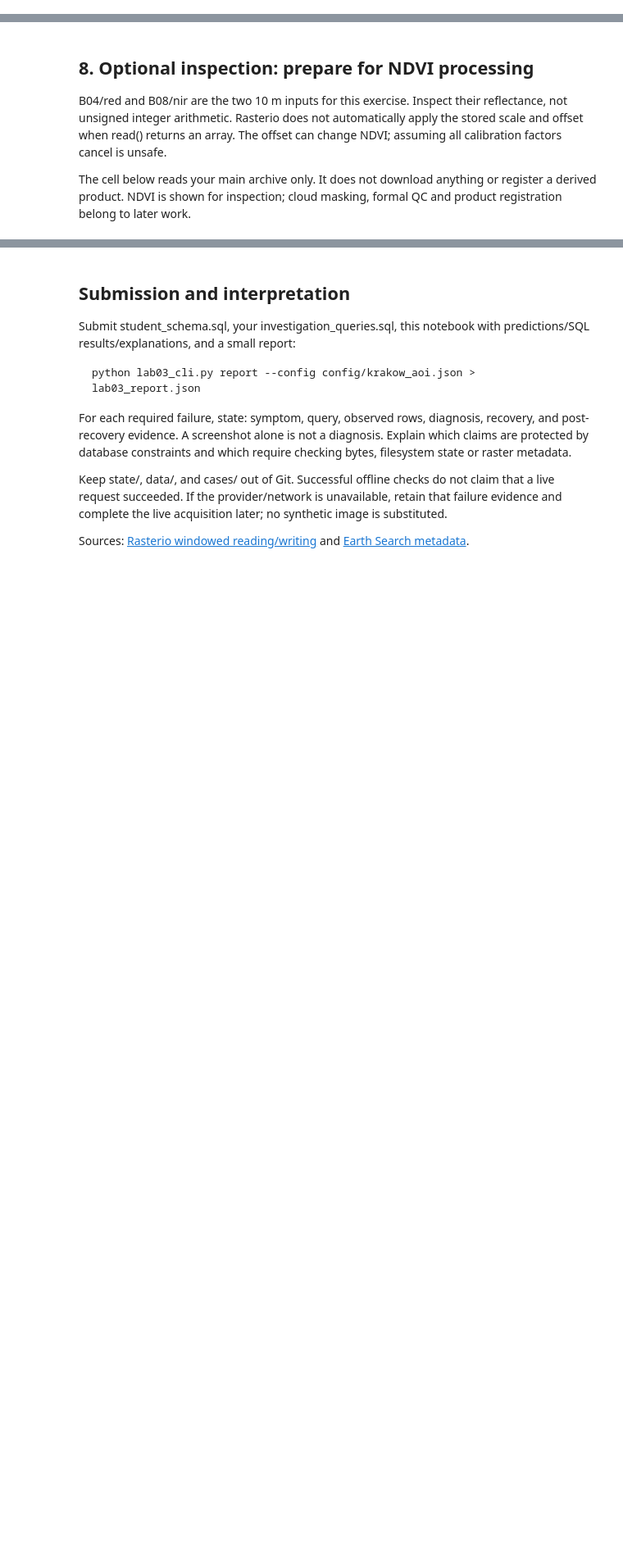
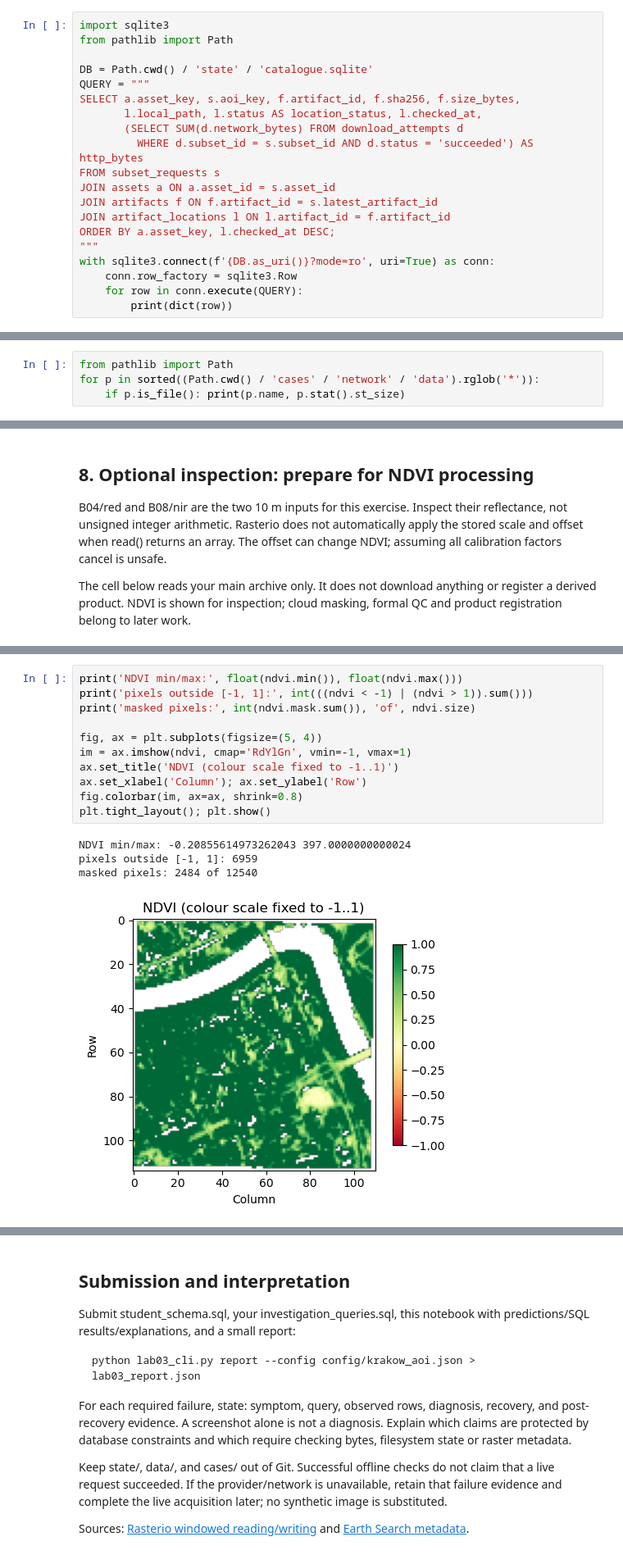
Before and after one commit to mzawadzki35/Automated_Workflows, a Jupyter notebook: Labs/Lab03/Lab03_AOI_Bands_v1_20261015.ipynb, the cells around one changed output, grey strips where cells are left out. Shown at 82% size. Cells and saved outputs as stored; diff of their text form; blank space fills up the shorter version.

```diff
--- a/Labs/Lab03/Lab03_AOI_Bands_v1_20261015.ipynb
+++ b/Labs/Lab03/Lab03_AOI_Bands_v1_20261015.ipynb
@@ -156,3 +239,23 @@ ORDER BY d.started_at, d.attempt_id;
 Write your own query to show the saved paths, file hashes and latest location
 states. Compare HTTP bytes with file sizes. Do not sum bytes after joining a
 one-to-many location table unless you account for the duplicated attempt rows.
+# %%
+import sqlite3
+from pathlib import Path
+
+DB = Path.cwd() / 'state' / 'catalogue.sqlite'
+QUERY = """
+SELECT a.asset_key, s.aoi_key, f.artifact_id, f.sha256, f.size_bytes,
+       l.local_path, l.status AS location_status, l.checked_at,
+       (SELECT SUM(d.network_bytes) FROM download_attempts d
+         WHERE d.subset_id = s.subset_id AND d.status = 'succeeded') AS http_bytes
+FROM subset_requests s
+JOIN assets a ON a.asset_id = s.asset_id
+JOIN artifacts f ON f.artifact_id = s.latest_artifact_id
+JOIN artifact_locations l ON l.artifact_id = f.artifact_id
+ORDER BY a.asset_key, l.checked_at DESC;
+"""
+with sqlite3.connect(f'{DB.as_uri()}?mode=ro', uri=True) as conn:
+    conn.row_factory = sqlite3.Row
+    for row in conn.execute(QUERY):
+        print(dict(row))
@@ -202,0 +418,4 @@ run, band, attempt status, stage and artifact identity.
+# %%
+from pathlib import Path
+for p in sorted((Path.cwd() / 'cases' / 'network' / 'data').rglob('*')):
+    if p.is_file(): print(p.name, p.stat().st_size)
@@ -304,0 +846,16 @@ else:
+# %%
+print('NDVI min/max:', float(ndvi.min()), float(ndvi.max()))
+print('pixels outside [-1, 1]:', int(((ndvi < -1) | (ndvi > 1)).sum()))
+print('masked pixels:', int(ndvi.mask.sum()), 'of', ndvi.size)
+
+fig, ax = plt.subplots(figsize=(5, 4))
+im = ax.imshow(ndvi, cmap='RdYlGn', vmin=-1, vmax=1)
+ax.set_title('NDVI (colour scale fixed to -1..1)')
+ax.set_xlabel('Column'); ax.set_ylabel('Row')
+fig.colorbar(im, ax=ax, shrink=0.8)
+plt.tight_layout(); plt.show()
+# %% [output]
+NDVI min/max: -0.20855614973262043 397.0000000000024
+pixels outside [-1, 1]: 6959
+masked pixels: 2484 of 12540
+[figure, added]
```
Also changed, not shown: parts of 29 cells of this notebook, 3 other files.
